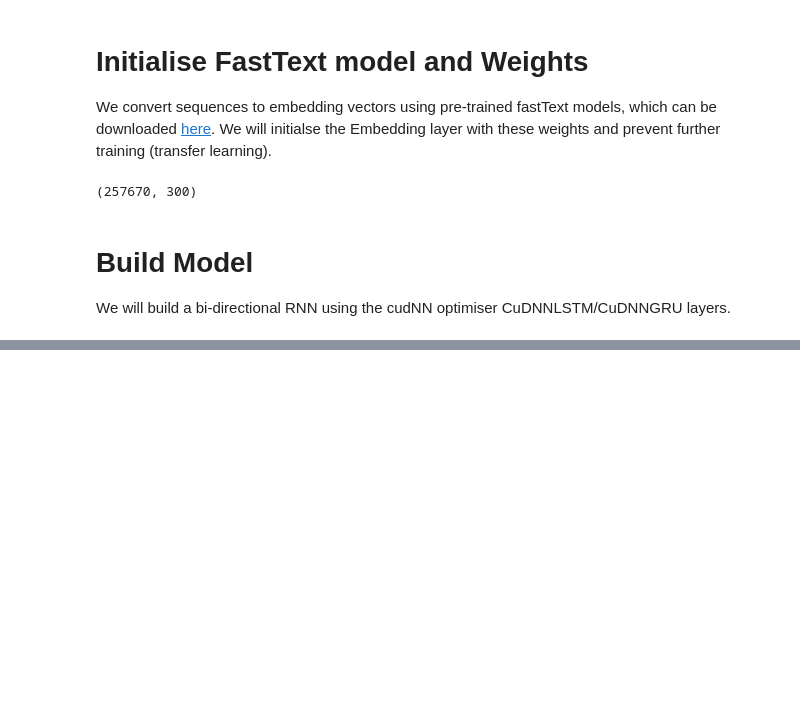
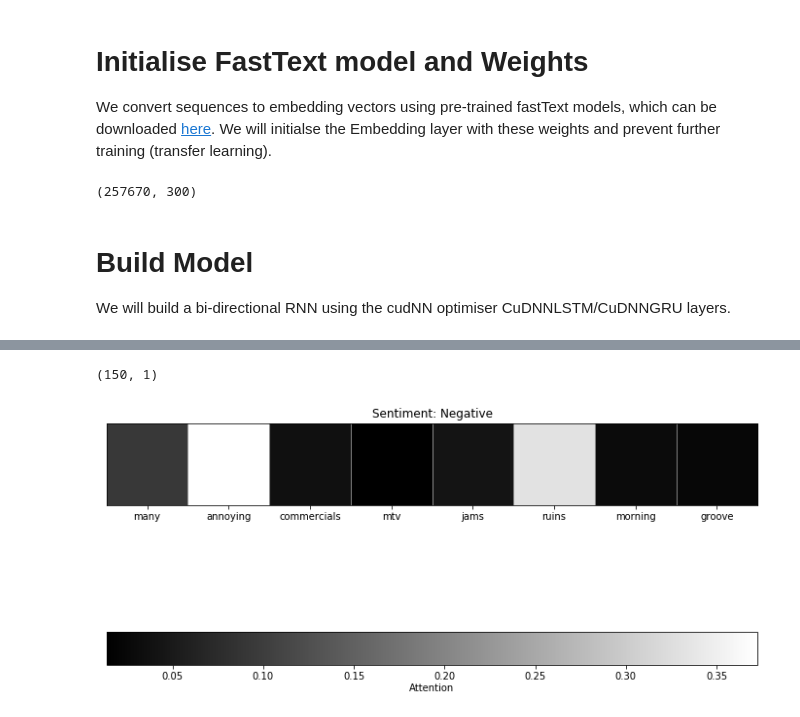
Before and after one commit to sully90/SentimentAnalysis, a Jupyter notebook: RNN + Attention.ipynb, the cells around one changed output, grey strips where cells are left out. Drawn from its saved outputs; the diff is of its cells as text; code cells hidden in the pictures; blank space fills up the shorter version.

```diff
--- a/RNN + Attention.ipynb
+++ b/RNN + Attention.ipynb
@@ -487,4 +529,4 @@ print(model.layers)
 # %%
-att_model_output = model.layers[:-4]
+att_model_output = model.layers[:-3]
 att_model = Model(att_model_output[0].input, att_model_output[-1].output)
 att_model.summary()
@@ -520,0 +552,40 @@ plt.show()
+# %%
+import matplotlib.pylab as plt
+
+def plot_attention(att_model, input_sequences, label, idx2word, ax=None):
+    att_map = att_model.predict(np.array([input_sequences]))[1]
+
+    idx = np.where(input_sequences > 3)[0]
+    labels = [idx2word.get(ix) for ix in input_sequences[idx]]
+    activation_map = np.expand_dims(att_map[0][:len(input_sequences)], axis=1)
+    print(activation_map.shape)
+
+    fig = None
+    if ax is None:
+        fig, ax = plt.subplots(figsize=(12, 12))
+    else:
+        fig = plt.gcf()
+    ax.set_title("Sentiment: {}".format("Positive" if label == 1 else "Negative"))
+
+    img = ax.imshow(activation_map[idx, :].T, interpolation='none', cmap='gray')
+
+    ax.get_yaxis().set_visible(False)
+
+    ax.set_xticks(range(len(labels)))
+    ax.set_xticklabels(labels)
+
+    # Add separator lines
+    for y in range(len(labels)):
+        ax.axvline(y+0.5, color="w", linestyle="-", lw=0.5)
+
+    cbar = fig.colorbar(img, orientation='horizontal', pad=0.2)
+    cbar.ax.set_xlabel('Attention', labelpad=2)
+
+    return ax
+
+i = 33
+plot_attention(att_model, X_train[i], np.argmax(y_train[i]), tokenizer.index_word)
+plt.show()
+# %% [output]
+(150, 1)
+[figure, added]
```
Also changed, not shown: parts of 17 cells of this notebook.
